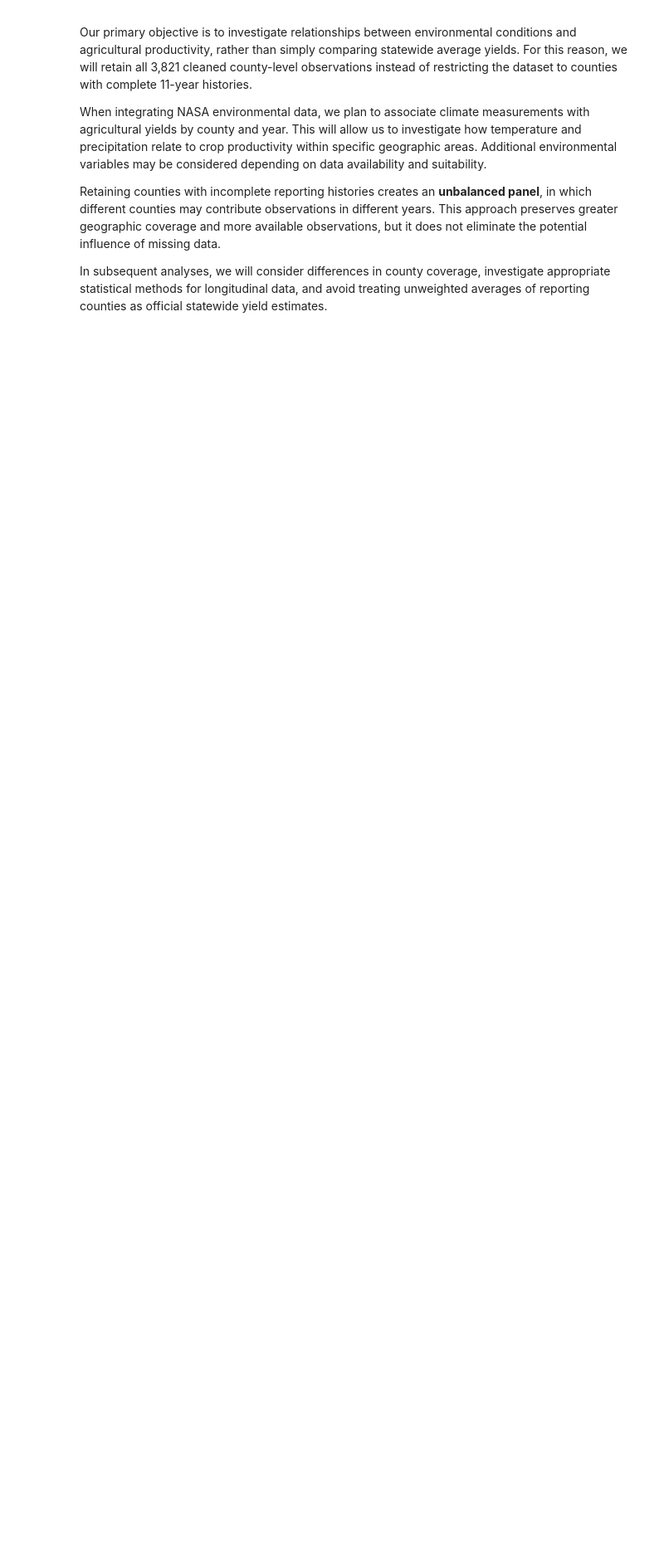
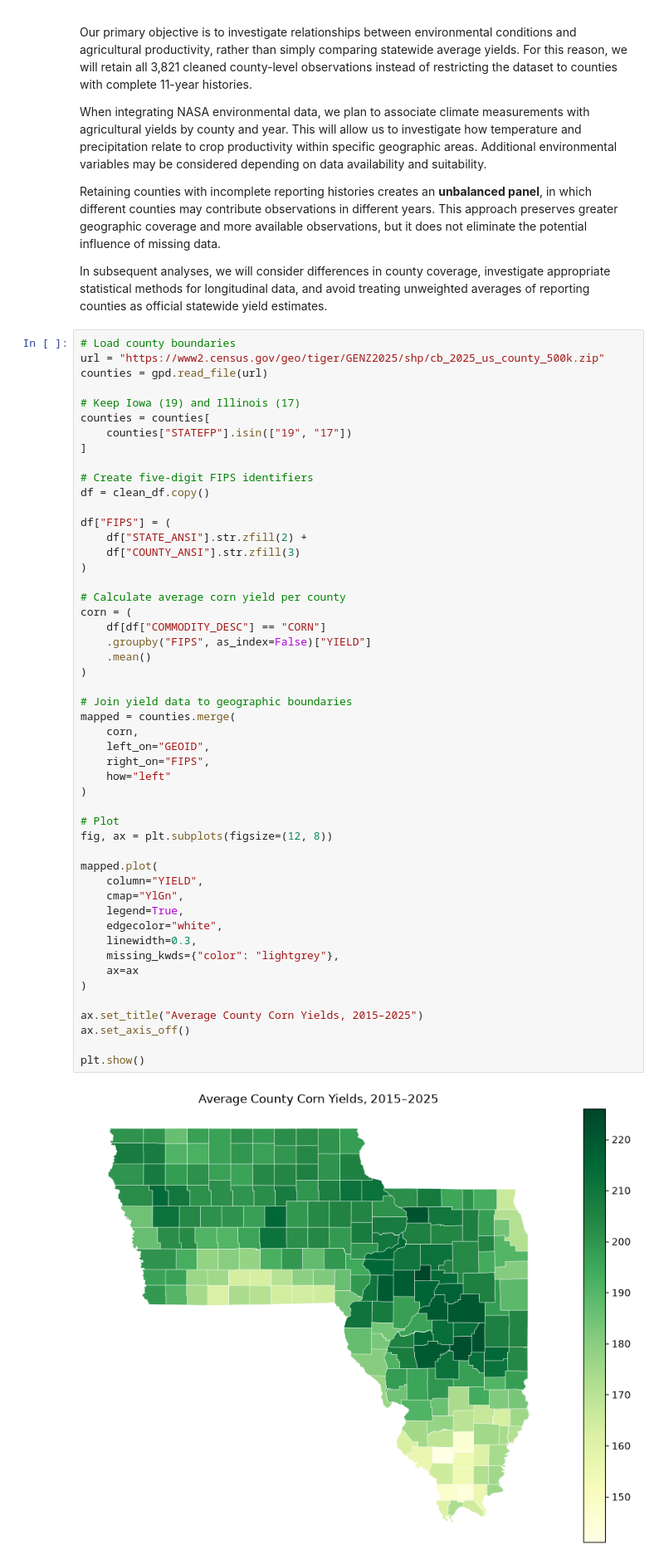
Before and after one commit to transCoderJen/agricultural-climate-analysis, a Jupyter notebook: 01_USDA_Crop_Data_Exploration.ipynb, the cells around one changed output. Shown at 83% size. Drawn from its saved outputs; the diff is of its cells as text; blank space fills up the shorter version.

Commit message:
Clean up and add geographical charts

```diff
--- a/01_USDA_Crop_Data_Exploration.ipynb
+++ b/01_USDA_Crop_Data_Exploration.ipynb
@@ -1328,3 +1037,55 @@ When integrating NASA environmental data, we plan to associate climate measureme
 Retaining counties with incomplete reporting histories creates an **unbalanced panel**, in which different counties may contribute observations in different years. This approach preserves greater geographic coverage and more available observations, but it does not eliminate the potential influence of missing data.
 
 In subsequent analyses, we will consider differences in county coverage, investigate appropriate statistical methods for longitudinal data, and avoid treating unweighted averages of reporting counties as official statewide yield estimates.
+# %%
+# Load county boundaries
+url = "https://www2.census.gov/geo/tiger/GENZ2025/shp/cb_2025_us_county_500k.zip"
+counties = gpd.read_file(url)
+
+# Keep Iowa (19) and Illinois (17)
+counties = counties[
+    counties["STATEFP"].isin(["19", "17"])
+]
+
+# Create five-digit FIPS identifiers
+df = clean_df.copy()
+
+df["FIPS"] = (
+    df["STATE_ANSI"].str.zfill(2) +
+    df["COUNTY_ANSI"].str.zfill(3)
+)
+
+# Calculate average corn yield per county
+corn = (
+    df[df["COMMODITY_DESC"] == "CORN"]
+    .groupby("FIPS", as_index=False)["YIELD"]
+    .mean()
+)
+
+# Join yield data to geographic boundaries
+mapped = counties.merge(
+    corn,
+    left_on="GEOID",
+    right_on="FIPS",
+    how="left"
+)
+
+# Plot
+fig, ax = plt.subplots(figsize=(12, 8))
+
+mapped.plot(
+    column="YIELD",
+    cmap="YlGn",
+    legend=True,
+    edgecolor="white",
+    linewidth=0.3,
+    missing_kwds={"color": "lightgrey"},
+    ax=ax
+)
+
+ax.set_title("Average County Corn Yields, 2015–2025")
+ax.set_axis_off()
+
+plt.show()
+# %% [output]
+[figure, added]
```
Also changed, not shown: parts of 25 cells of this notebook.
